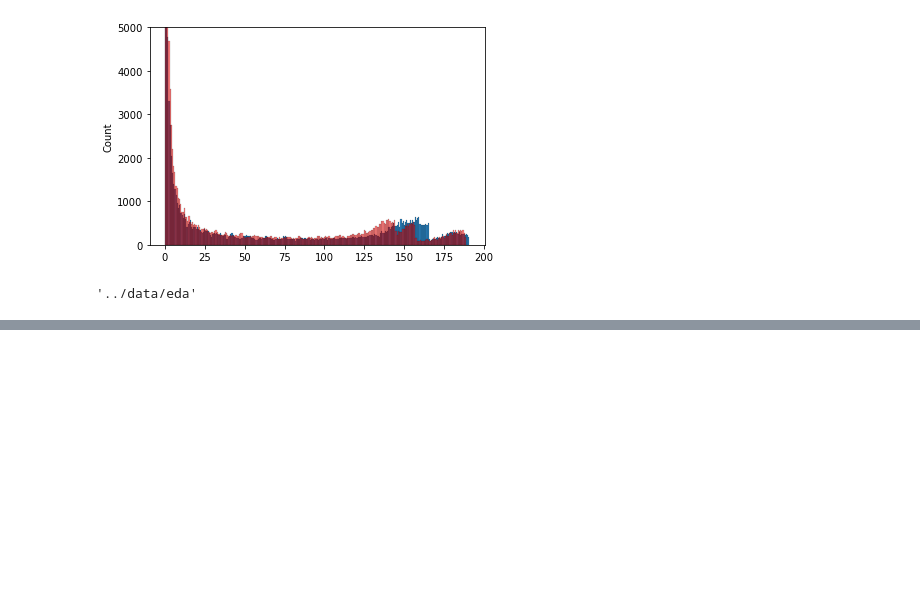
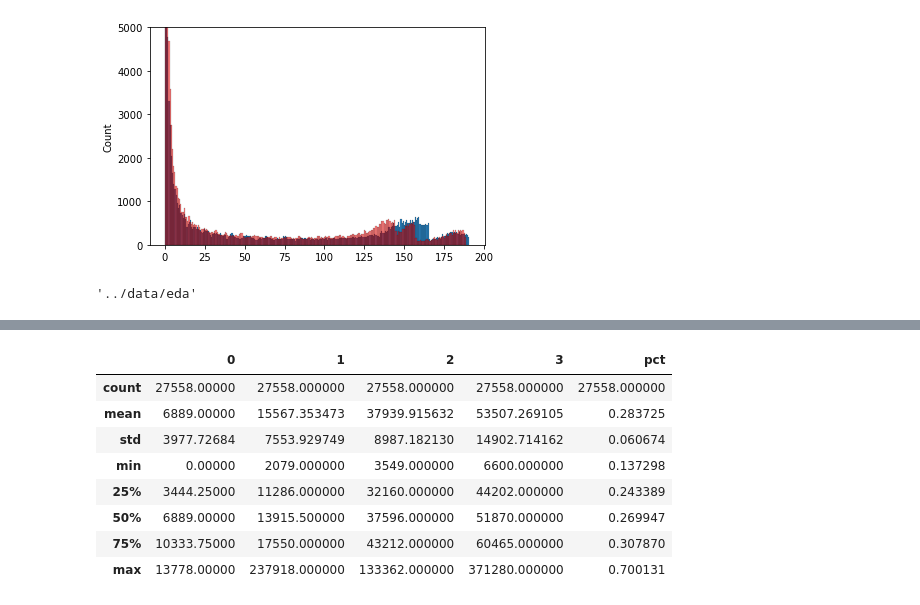
Before and after one commit to kbenmus02/A62-EquipeCV, a Jupyter notebook: notebook/iteration_1_eda_2.ipynb, the cells around one changed output, grey strips where cells are left out. Saved outputs shown, nothing was run; the diff lists cells and outputs as text; code cells hidden in the pictures; blank space fills up the shorter version.

```diff
--- a/notebook/iteration_1_eda_2.ipynb
+++ b/notebook/iteration_1_eda_2.ipynb
@@ -89,0 +122,12 @@ utils.pickel_save(img_mean_sick, PATH_DATA_EDA + "/" + "img_mean_sick.pkl")
+# %%
+df_pixel_count.describe()
+# %% [output]
+|  | 0 | 1 | 2 | 3 | pct |
+| count | 27558.00000 | 27558.000000 | 27558.000000 | 27558.000000 | 27558.000000 |
+| mean | 6889.00000 | 15567.353473 | 37939.915632 | 53507.269105 | 0.283725 |
+| std | 3977.72684 | 7553.929749 | 8987.182130 | 14902.714162 | 0.060674 |
+| min | 0.00000 | 2079.000000 | 3549.000000 | 6600.000000 | 0.137298 |
+| 25% | 3444.25000 | 11286.000000 | 32160.000000 | 44202.000000 | 0.243389 |
+| 50% | 6889.00000 | 13915.500000 | 37596.000000 | 51870.000000 | 0.269947 |
+| 75% | 10333.75000 | 17550.000000 | 43212.000000 | 60465.000000 | 0.307870 |
+| max | 13778.00000 | 237918.000000 | 133362.000000 | 371280.000000 | 0.700131 |
```
Also changed, not shown: parts of 14 cells of this notebook, 3 other files.
